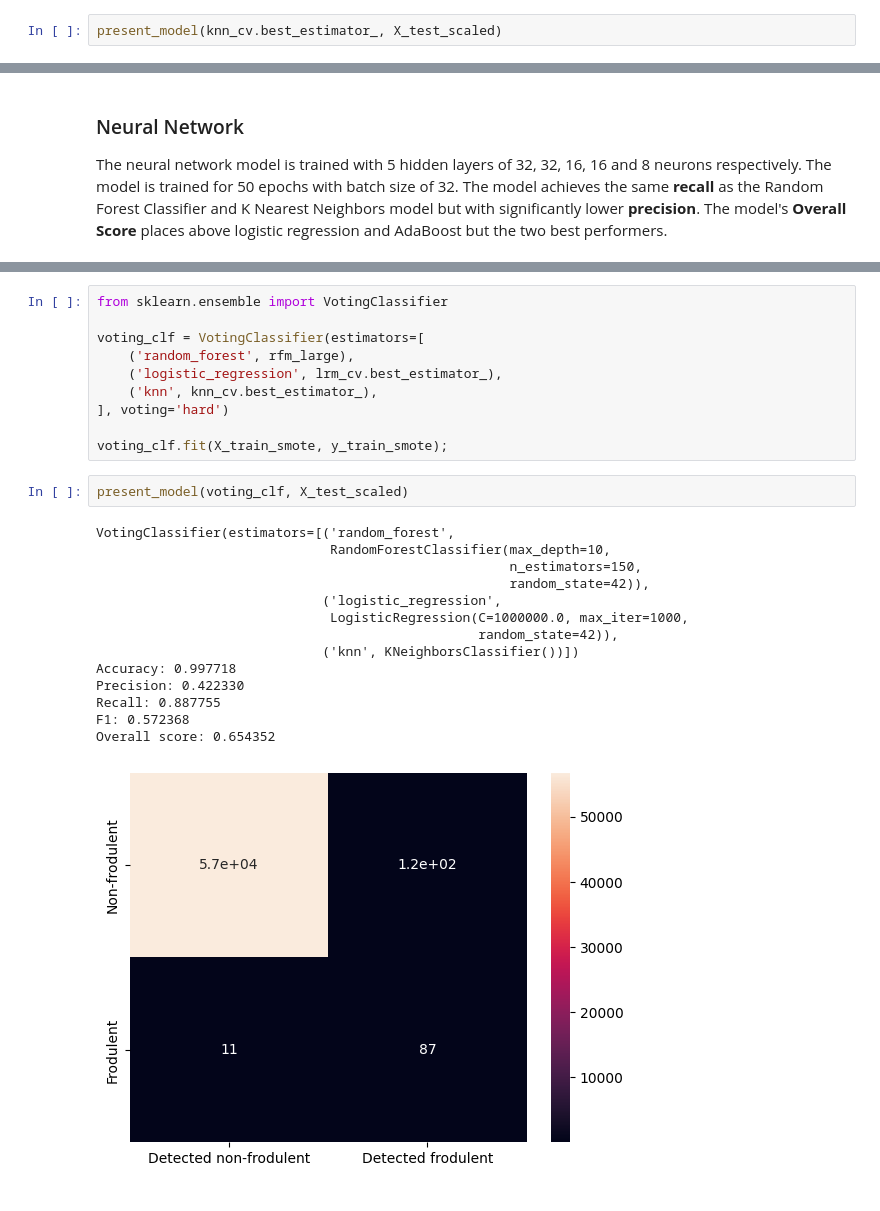
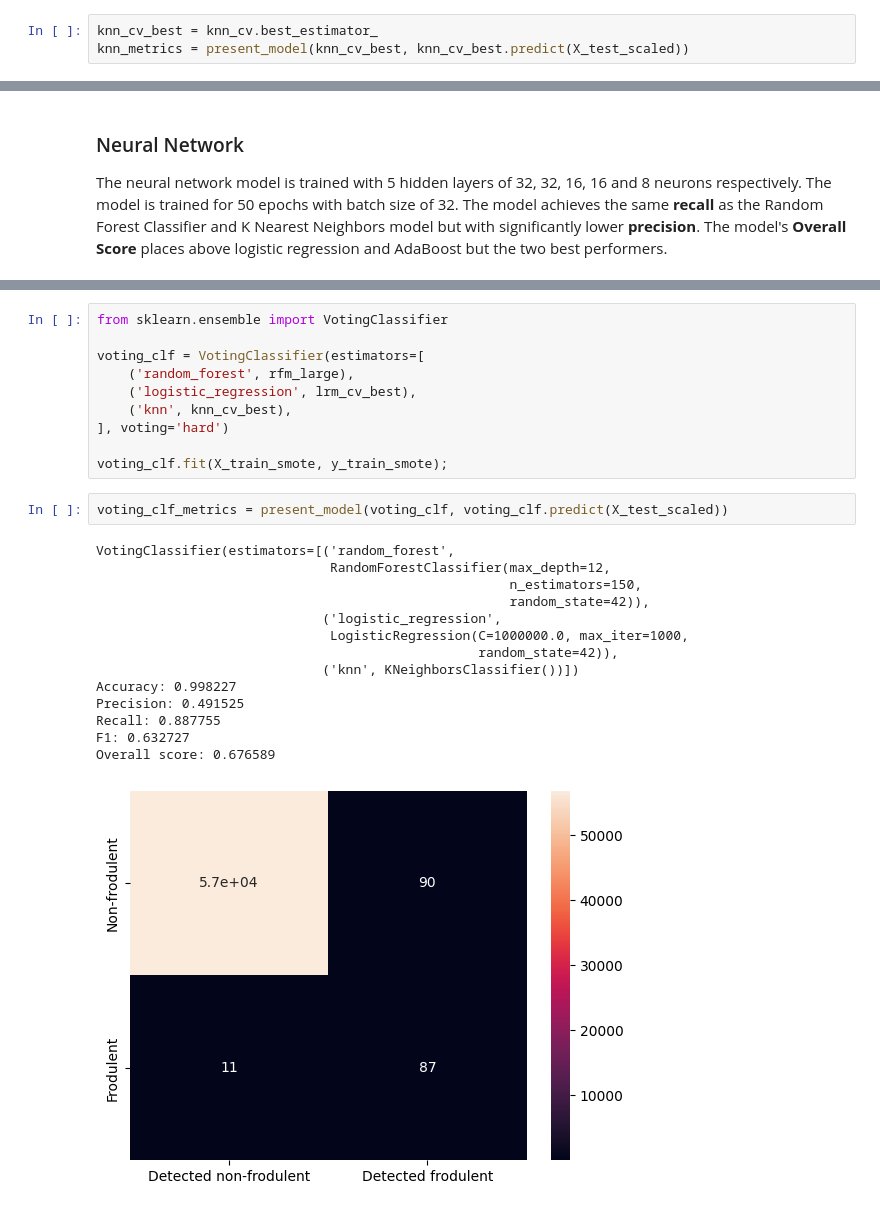
Before and after one commit to k-kalita/credit-card-fraud-detection, a Jupyter notebook: credit_card_fraud_detection.ipynb, the cells around one changed output, grey strips where cells are left out. Drawn from its saved outputs; the diff is of its cells as text.

```diff
--- a/credit_card_fraud_detection.ipynb
+++ b/credit_card_fraud_detection.ipynb
@@ -457,7 +474,8 @@ print(f'ROC AUC: {best_score:.6f}')
 Tuned hpyerparameters: n_neighbors=5, weights=uniform
 ROC AUC: 0.999578
 # %%
-present_model(knn_cv.best_estimator_, X_test_scaled)
+knn_cv_best = knn_cv.best_estimator_
+knn_metrics = present_model(knn_cv_best, knn_cv_best.predict(X_test_scaled))
 # %% [output]
 KNeighborsClassifier()
 Accuracy: 0.998209
@@ -557,25 +575,25 @@ from sklearn.ensemble import VotingClassifier
 
 voting_clf = VotingClassifier(estimators=[
     ('random_forest', rfm_large),
-    ('logistic_regression', lrm_cv.best_estimator_),
-    ('knn', knn_cv.best_estimator_),
+    ('logistic_regression', lrm_cv_best),
+    ('knn', knn_cv_best),
 ], voting='hard')
 
 voting_clf.fit(X_train_smote, y_train_smote);
-# %%
-present_model(voting_clf, X_test_scaled)
-# %% [output]
-VotingClassifier(estimators=[('random_forest',
-                              RandomForestClassifier(max_depth=10,
-                                                     n_estimators=150,
-                                                     random_state=42)),
-                             ('logistic_regression',
-                              LogisticRegression(C=1000000.0, max_iter=1000,
-                                                 random_state=42)),
-                             ('knn', KNeighborsClassifier())])
-Accuracy: 0.997718
-Precision: 0.422330
-Recall: 0.887755
-F1: 0.572368
-Overall score: 0.654352
-[figure, removed]
+# %%
+voting_clf_metrics = present_model(voting_clf, voting_clf.predict(X_test_scaled))
+# %% [output]
+VotingClassifier(estimators=[('random_forest',
+                              RandomForestClassifier(max_depth=12,
+                                                     n_estimators=150,
+                                                     random_state=42)),
+                             ('logistic_regression',
+                              LogisticRegression(C=1000000.0, max_iter=1000,
+                                                 random_state=42)),
+                             ('knn', KNeighborsClassifier())])
+Accuracy: 0.998227
+Precision: 0.491525
+Recall: 0.887755
+F1: 0.632727
+Overall score: 0.676589
+[figure, added]
```
Also changed, not shown: parts of 25 cells of this notebook, 1 other file.
